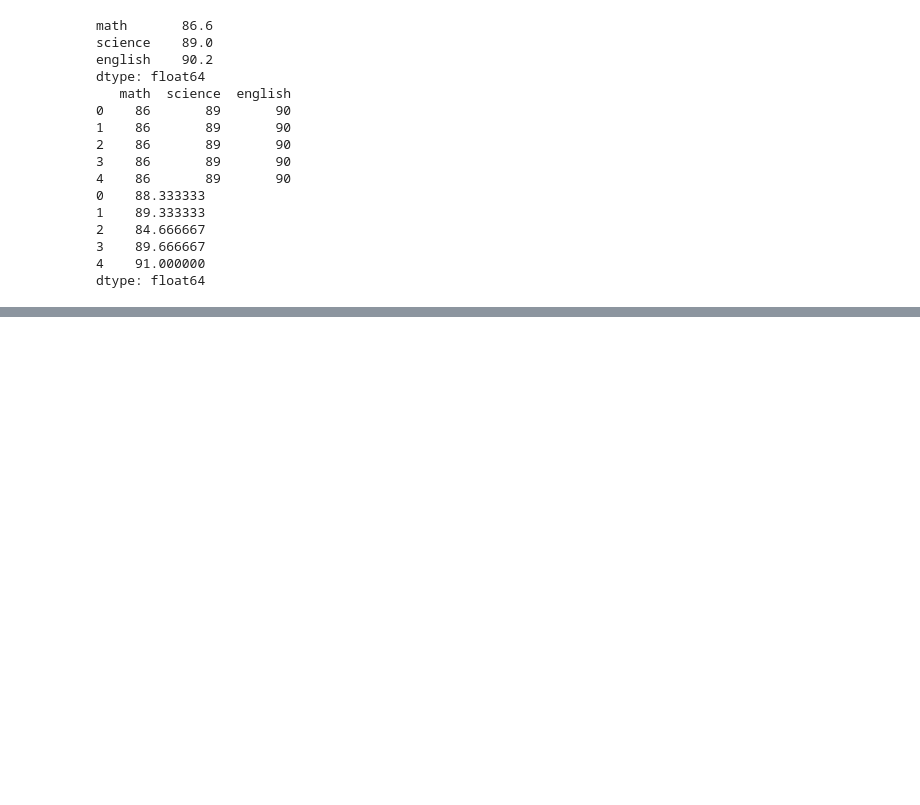
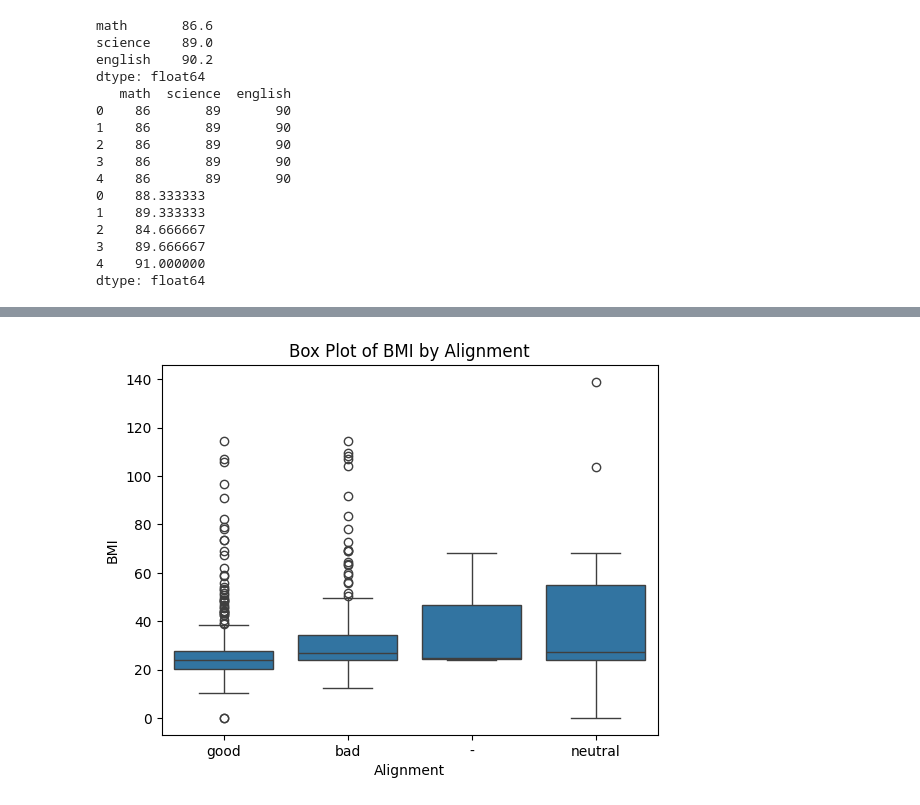
Before and after one commit to lisiqi/advanced-python-coding, a Jupyter notebook: notebooks/4_numpy_pandas.ipynb, the cells around one changed output, grey strips where cells are left out. Saved outputs shown, nothing was run; the diff lists cells and outputs as text; code cells hidden in the pictures; blank space fills up the shorter version.

```diff
--- a/notebooks/4_numpy_pandas.ipynb
+++ b/notebooks/4_numpy_pandas.ipynb
@@ -284,0 +547,16 @@ dtype: float64
+# %%
+import seaborn as sns
+heroes = pd.read_csv('../data/heroes_information.csv')
+heroes['bmi'] = heroes['Weight']/((heroes['Height']/100)**2)
+
+# Select rows from 'heroes' for which the BMI index < 1000
+heroes_filtered = heroes[(heroes['bmi'] < 1000) & (heroes['Height']>0) & (heroes['Weight']>0)]
+
+# Create a new boxplot of BMI indices
+sns.boxplot(x='Alignment',y='bmi',data=heroes_filtered)
+plt.title('Box Plot of BMI by Alignment')
+plt.xlabel('Alignment')
+plt.ylabel('BMI')
+plt.show()
+# %% [output]
+[figure, added]
```
Also changed, not shown: parts of 20 cells of this notebook, 8 other files.
